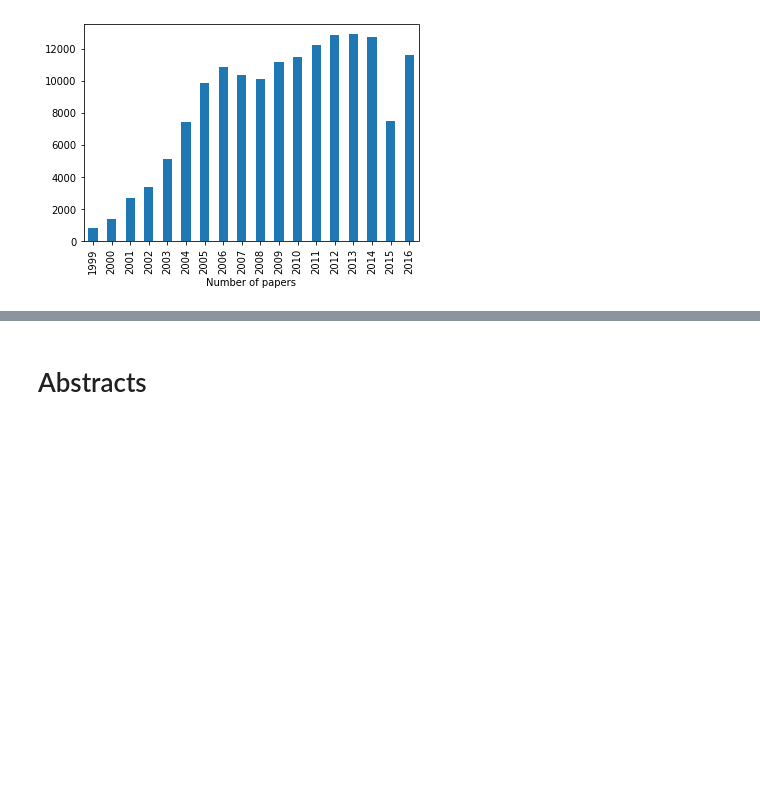
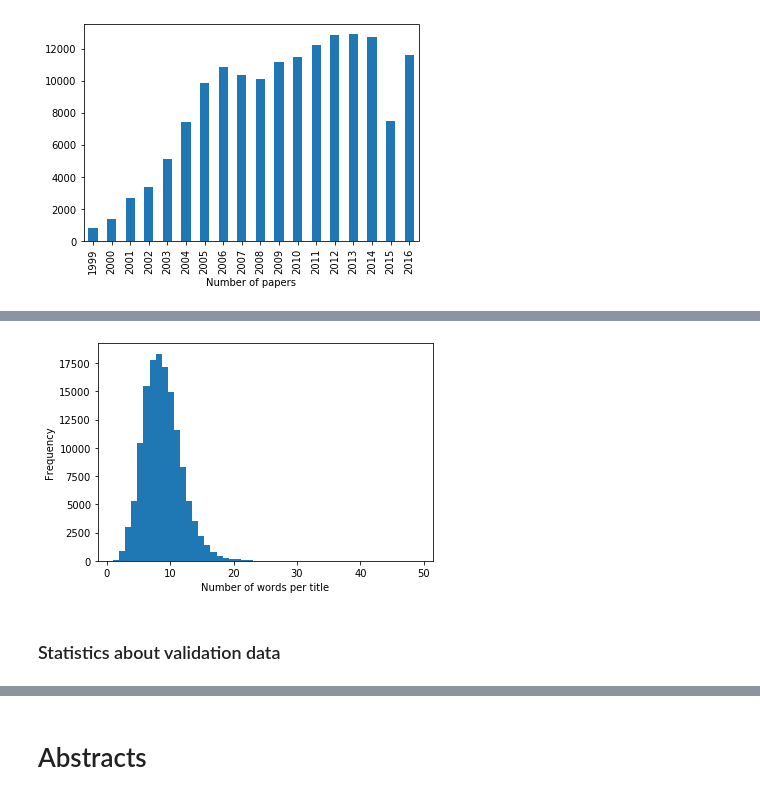
Before and after one commit to andreeaiana/graph_confrec, a Jupyter notebook: notebooks/Exploration General Papers.ipynb, the cells around one changed output, grey strips where cells are left out. Drawn from its saved outputs; the diff is of its cells as text; code cells hidden in the pictures; blank space fills up the shorter version.

```diff
--- a/notebooks/Exploration General Papers.ipynb
+++ b/notebooks/Exploration General Papers.ipynb
@@ -244,0 +249,5 @@ plt.show()
+# %%
+d_train = DataLoader()
+d_train.training_data_with_abstracts_citations()
+df = d_train.data
+df["len"] = df.chapter_title.apply(lambda x: len(str(x).split(" ")))
@@ -244,0 +313,9 @@ plt.show()
+# %%
+df["len"].plot(kind="hist",bins=50)
+plt.legend().remove()
+plt.xlabel("Number of words per title")
+plt.show()
+# %% [output]
+[figure, added]
+# %% [markdown]
+### Statistics about validation data
```
Also changed, not shown: parts of 20 cells of this notebook, 3 other files.
